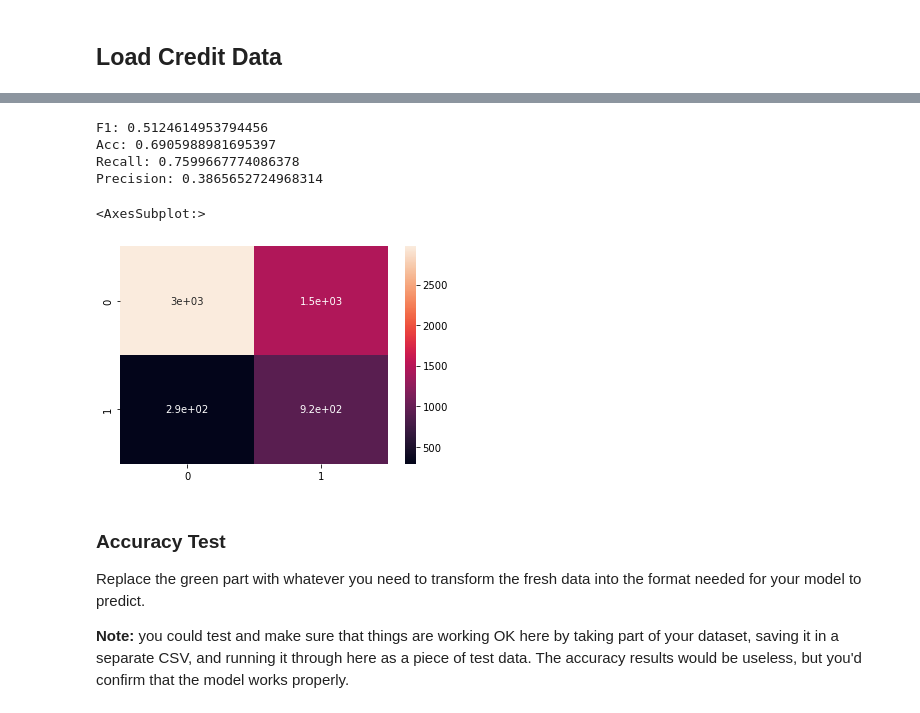
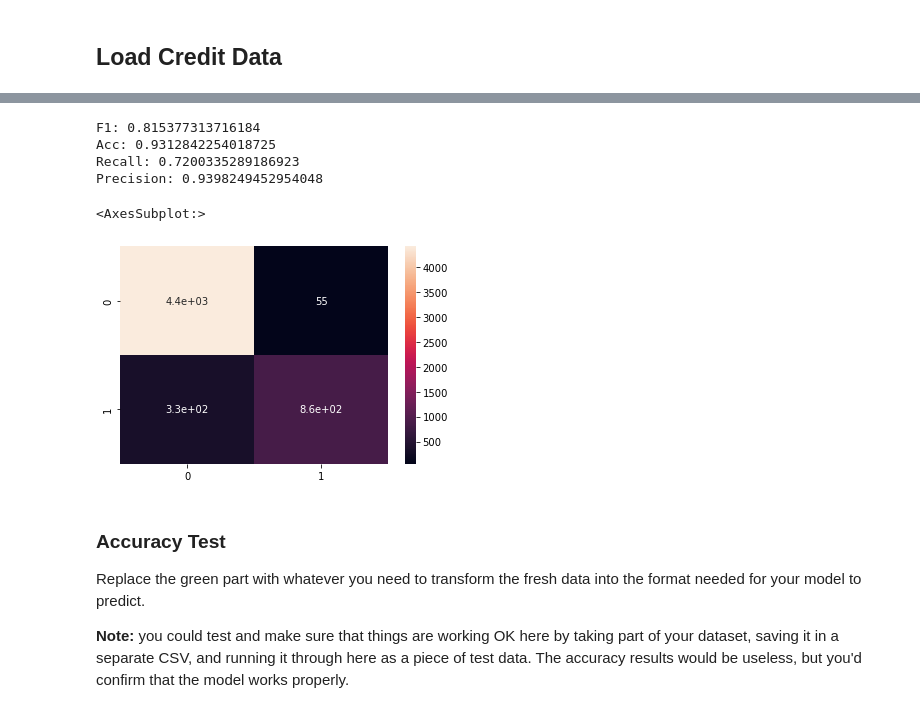
Before and after one commit to shaunmcgregor/BSIP_Assignment_4_Students, a Jupyter notebook: asn4_start.ipynb, the cells around one changed output, grey strips where cells are left out. Saved outputs shown, nothing was run; the diff lists cells and outputs as text; code cells hidden in the pictures.

```diff
--- a/asn4_start.ipynb
+++ b/asn4_start.ipynb
@@ -80,11 +85,15 @@ def PrepareData(dataFrame:pd.DataFrame):
     if type(dataFrame) != pd.DataFrame:
         raise RuntimeError("that is not a data frame")
     #drop unnamed column
-    dataFrame.drop(columns = {"Unnamed: 0"}, inplace = True)
-    dataFrame = dataFrame[dataFrame["person_income"] < 200000]
+    dataFrame.drop(columns = {"Unnamed: 0", "cb_person_cred_hist_length"}, inplace = True)
+    dataFrame = dataFrame[dataFrame["person_income"] < 300000]
     dataFrame = dataFrame[dataFrame["loan_percent_income"] < 0.65]
     dataFrame = dataFrame[dataFrame["person_emp_length"] < 50]
     dataFrame = dataFrame[~dataFrame["loan_int_rate"].isnull()]
+    dataFrame = dataFrame[dataFrame["person_age"] < 80]
+    dataFrame["person_income"] = np.log(dataFrame["person_income"])
+    dataFrame = dataFrame[dataFrame["person_home_ownership"] != "OTHER"]
+    # dataFrame["person_home_ownership"] = pd.Series(dataFrame["person_home_ownership"]).cat.remove_unused_categories()
     dataFrame = pd.get_dummies(dataFrame, drop_first=True)
     return pd.DataFrame(dataFrame)
 # %%
@@ -144,32 +206,43 @@ sns.pairplot(df)
 # %%
-sampler = ADASYN(n_jobs=-1)
+# sampler = ADASYN(n_jobs=-1) #F1:.728, .890, .700, .759 (standard scale)
+# sampler = RandomUnderSampler() #F1:.691, .846, .794, .612 (standard scale)
+# sampler = RandomOverSampler() #F1:.701, .853, .793, .628 (standard scale)
+sampler = TomekLinks(n_jobs=-1) #F1:.832, .934, .744, .944 (standard scale)
+# sampler = SMOTE(n_jobs=-1) #F1:.729, .884, .713, .746 (standard scale)
+# sampler = SVMSMOTE(n_jobs=-1) #F1:.728, .877, .751, .706 (standard scale)
+
+
+
+scaler = StandardScaler()
 
 ye = np.array(df["loan_status"]).reshape(-1,1)
 xe = df.drop(columns={"loan_status"})
 
 
 X_train, X_test, y_train, y_test = train_test_split(xe, ye)
 X_trainSamp, y_trainSamp = sampler.fit_resample(X_train, y_train)
 
+X_train_norm = scaler.fit_transform(X_trainSamp)
+X_test_norm = scaler.transform(X_test)
 
-model = make_pipeline(LogisticRegression(max_iter=1000))
-#LogisticRegression(max_iter=1000).fit(X_train,y_train.ravel())
-model.fit(X_trainSamp, y_trainSamp)
-preds = model.predict(X_test)
+poly = PolynomialFeatures(degree=3)
+model = make_pipeline(poly, RandomForestClassifier(n_jobs=-1))
+model.fit(X_train_norm, y_trainSamp)
+preds = model.predict(X_test_norm)
 labels = binarize(np.array(preds).reshape(-1,1), threshold=.5)
 
 print("F1:",f1_score(y_test, labels))
 print("Acc:",accuracy_score(y_test, labels))
 print("Recall:",recall_score(y_test, labels))
 print("Precision:",precision_score(y_test, labels))
 sns.heatmap(confusion_matrix(y_test, labels), annot=True)
 # %% [output]
-F1: 0.5124614953794456
-Acc: 0.6905988981695397
-Recall: 0.7599667774086378
-Precision: 0.3865652724968314
+F1: 0.815377313716184
+Acc: 0.9312842254018725
+Recall: 0.7200335289186923
+Precision: 0.9398249452954048
 <AxesSubplot:>
-[figure, old version]
+[figure, new version]
 # %% [markdown]
 ### Accuracy Test
 
```
Also changed, not shown: parts of 9 cells of this notebook.
